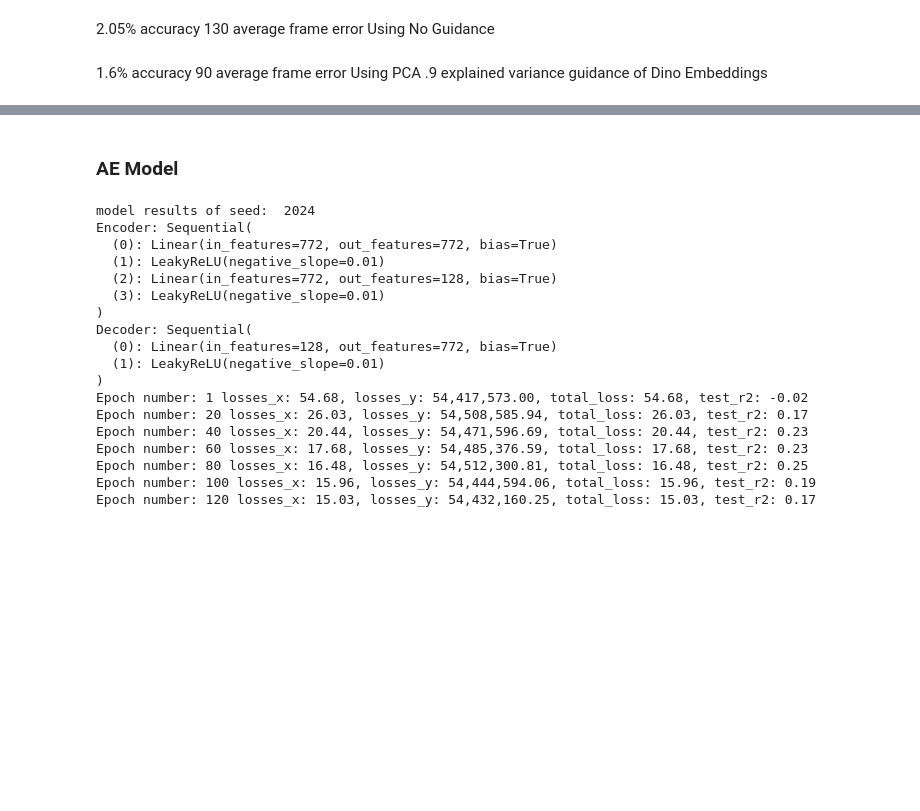
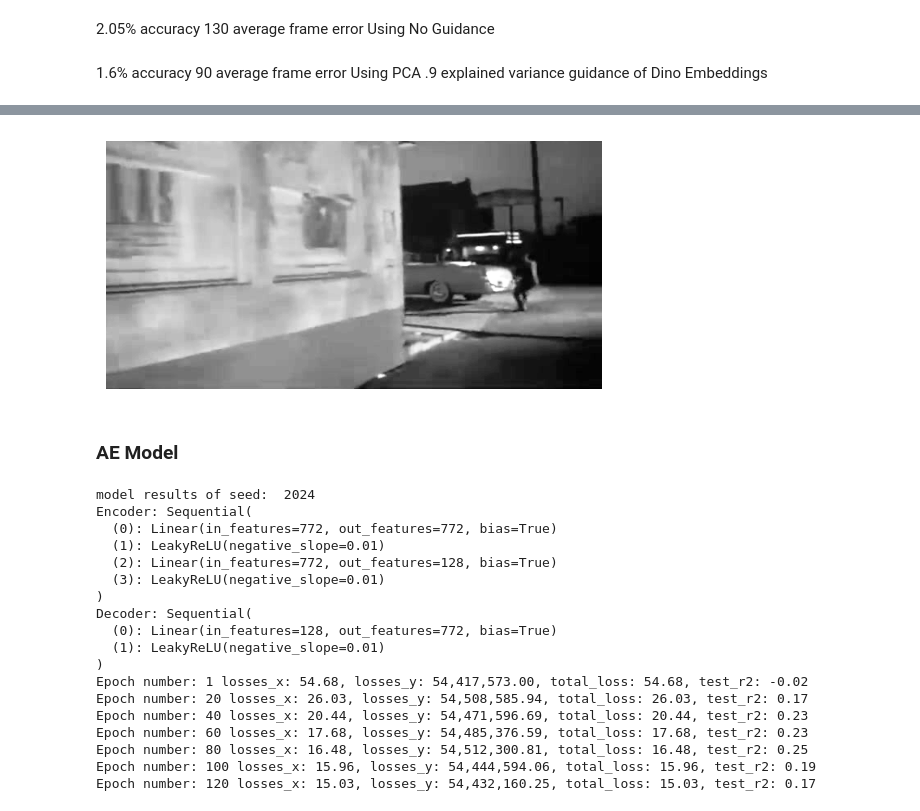
Before and after one commit to josephyu11600/ML-Neural-Data, a Jupyter notebook: Project/notebooks/cebra_analysis.ipynb, the cells around one changed output, grey strips where cells are left out. Cells and saved outputs as stored; diff of their text form; code cells hidden in the pictures; blank space fills up the shorter version.

```diff
--- a/Project/notebooks/cebra_analysis.ipynb
+++ b/Project/notebooks/cebra_analysis.ipynb
@@ -1086,10 +1112,7 @@ params = np.power(np.linspace(1, 10, 5, dtype=int), 2)
 # %%
-for param in params:
-    knn = KNeighborsClassifier(n_neighbors=param)
-    knn.fit(X_t_vae, y_t_vae)
+knn = KNeighborsClassifier(n_neighbors=2)
+knn.fit(X_t_vae, y_t_vae)
 
-    y_pred = knn.predict(X_val_vae)
-    accuracy = accuracy_score(y_val_vae, y_pred)
-    mae = np.mean(np.abs(y_val_vae - y_pred))
-
-    print(f'KNN with {param} neighbors: Accuracy: {accuracy:.2f}, MAE: {mae:.2f}')
+y_pred = knn.predict(X_val_vae)
+accuracy = accuracy_score(y_val_vae, y_pred)
+mae = np.mean(np.abs(y_val_vae - y_pred))
@@ -1146,3 +1123,7 @@ plt.show()
+# %%
+generate_video_from_np(y_pred, 'vae_hidden_.9_pca_dino_logistic_reg_video')
+# %% [output]
+[figure, added]
 # %% [markdown]
 ### AE Model
 # %%
```
Also changed, not shown: parts of 33 cells of this notebook, 12 other files.
